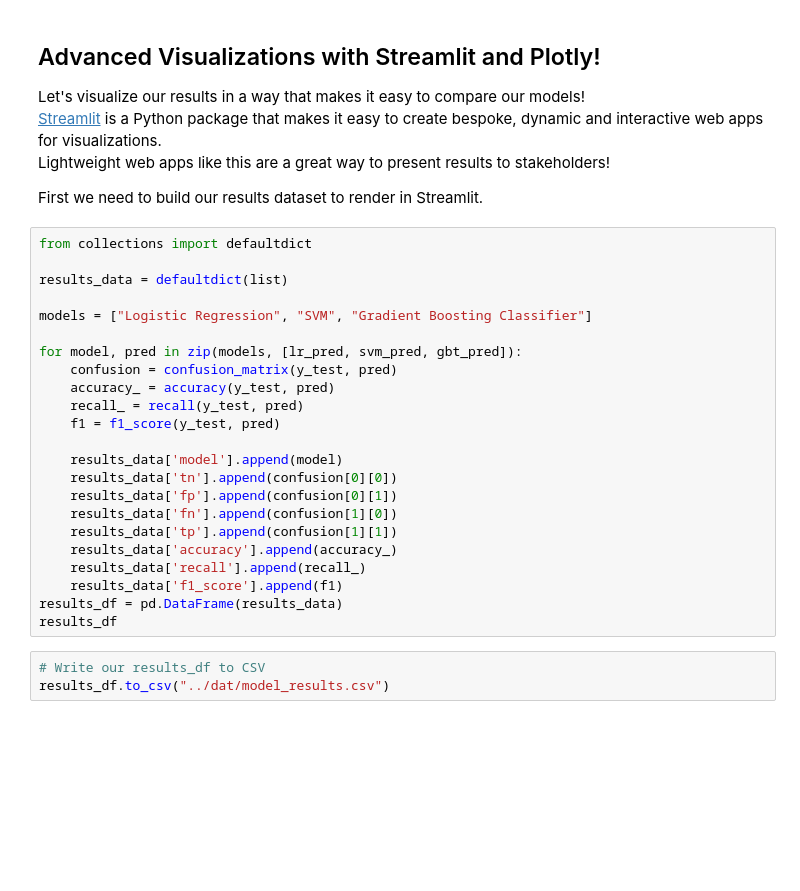
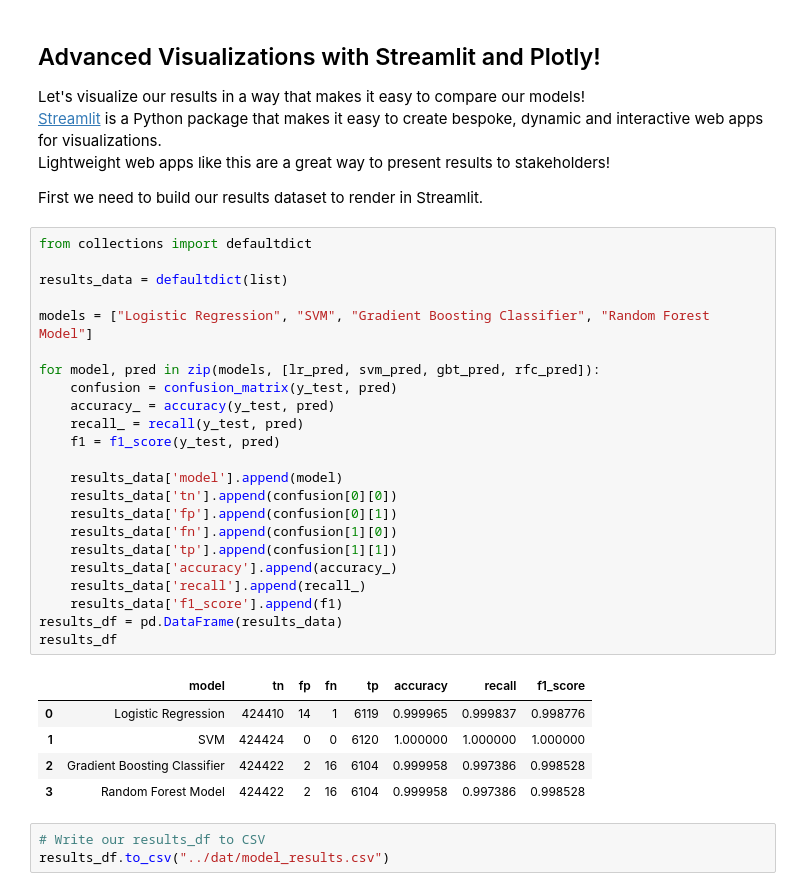
Before and after one commit to draganostojic/MLE-10, a Jupyter notebook: assignments/week-06-supervised-ml/nb/electronics-purchase-prediction.ipynb, the cells around one changed output. Saved outputs shown, nothing was run; the diff lists cells and outputs as text; blank space fills up the shorter version.

Commit message:
Saved notebook and added model results

```diff
--- a/assignments/week-06-supervised-ml/nb/electronics-purchase-prediction.ipynb
+++ b/assignments/week-06-supervised-ml/nb/electronics-purchase-prediction.ipynb
@@ -775,26 +775,32 @@ First we need to build our results dataset to render in Streamlit.
 # %%
 from collections import defaultdict
 
 results_data = defaultdict(list)
 
-models = ["Logistic Regression", "SVM", "Gradient Boosting Classifier"]
+models = ["Logistic Regression", "SVM", "Gradient Boosting Classifier", "Random Forest Model"]
 
-for model, pred in zip(models, [lr_pred, svm_pred, gbt_pred]):
+for model, pred in zip(models, [lr_pred, svm_pred, gbt_pred, rfc_pred]):
     confusion = confusion_matrix(y_test, pred)
     accuracy_ = accuracy(y_test, pred)
     recall_ = recall(y_test, pred)
     f1 = f1_score(y_test, pred)
 
     results_data['model'].append(model)
     results_data['tn'].append(confusion[0][0])
     results_data['fp'].append(confusion[0][1])
     results_data['fn'].append(confusion[1][0])
     results_data['tp'].append(confusion[1][1])
     results_data['accuracy'].append(accuracy_)
     results_data['recall'].append(recall_)
     results_data['f1_score'].append(f1)
 results_df = pd.DataFrame(results_data)
 results_df
+# %% [output]
+|  | model | tn | fp | fn | tp | accuracy | recall | f1_score |
+| 0 | Logistic Regression | 424410 | 14 | 1 | 6119 | 0.999965 | 0.999837 | 0.998776 |
+| 1 | SVM | 424424 | 0 | 0 | 6120 | 1.000000 | 1.000000 | 1.000000 |
+| 2 | Gradient Boosting Classifier | 424422 | 2 | 16 | 6104 | 0.999958 | 0.997386 | 0.998528 |
+| 3 | Random Forest Model | 424422 | 2 | 16 | 6104 | 0.999958 | 0.997386 | 0.998528 |
 # %%
 # Write our results_df to CSV
 results_df.to_csv("../dat/model_results.csv")
```
Also changed, not shown: 1 other file.
